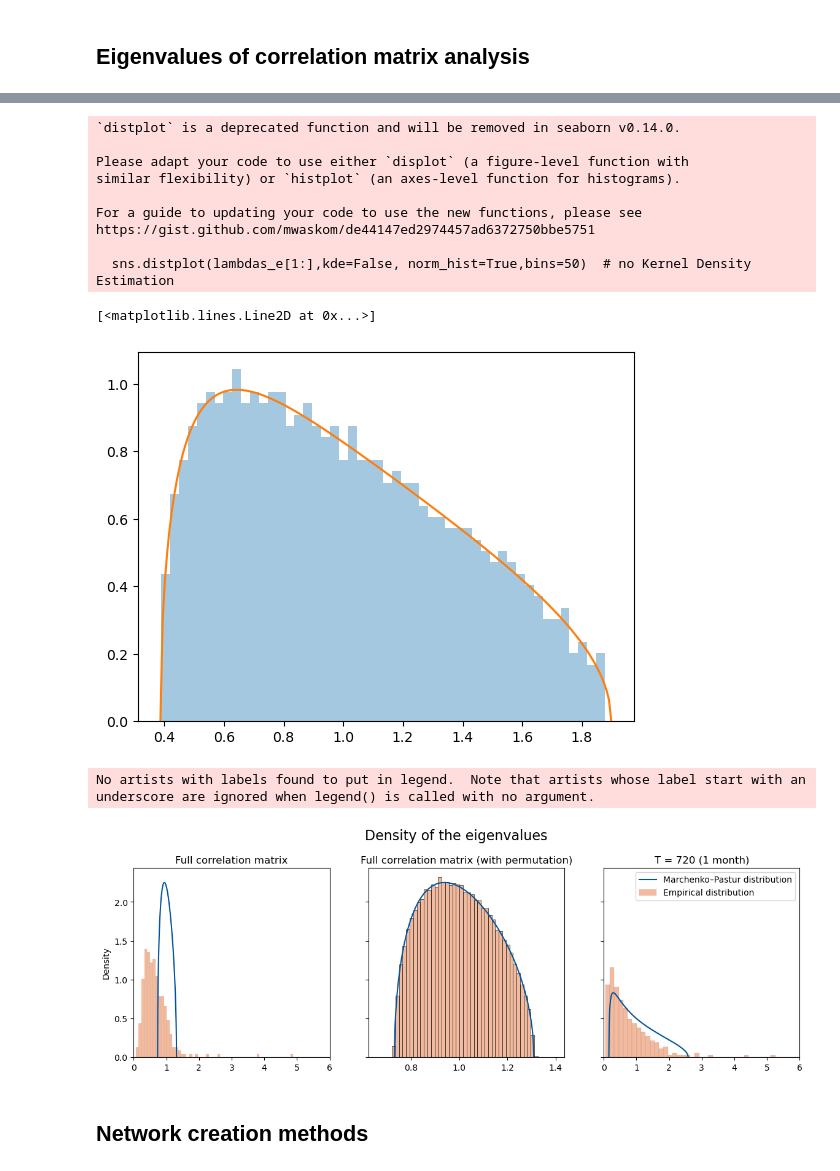
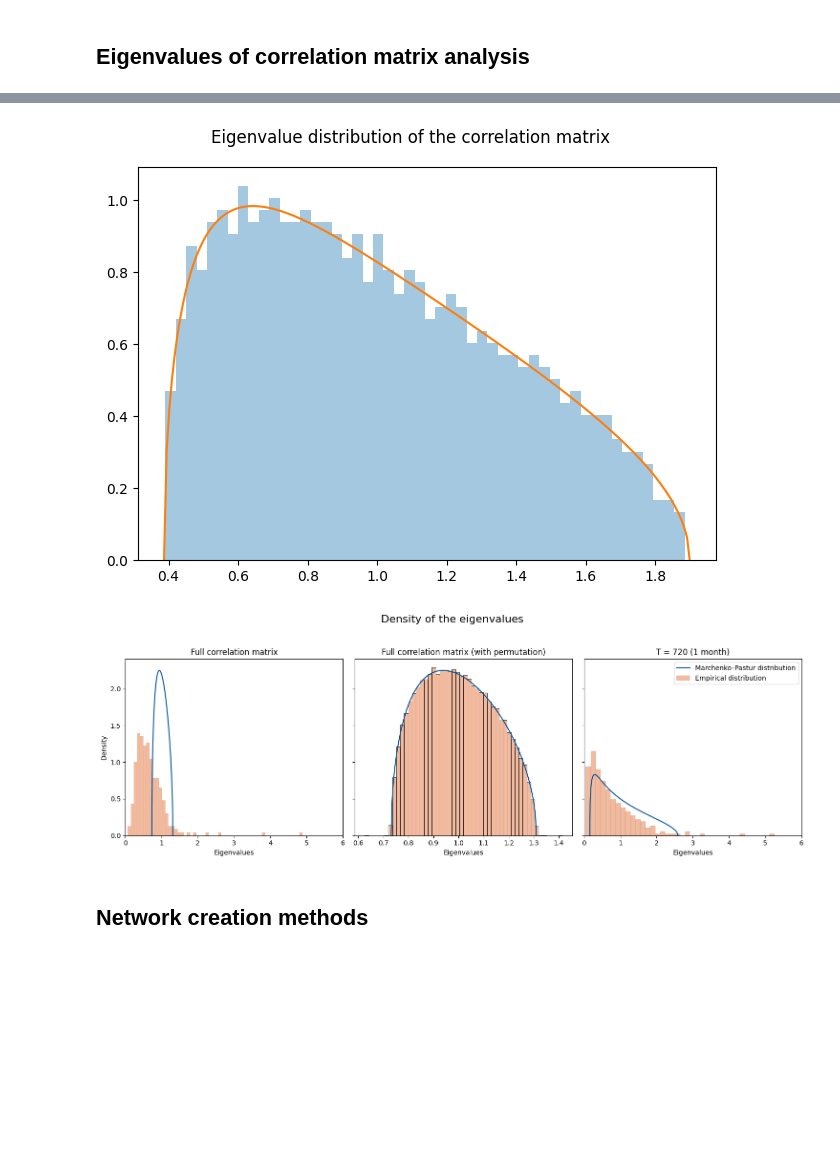
Before and after one commit to dioday45/FIN-525-Project, a Jupyter notebook: notebooks/Communities_jeremy.ipynb, the cells around one changed output, grey strips where cells are left out. Drawn from its saved outputs; the diff is of its cells as text; code cells hidden in the pictures; blank space fills up the shorter version.

```diff
--- a/notebooks/Communities_jeremy.ipynb
+++ b/notebooks/Communities_jeremy.ipynb
@@ -106,18 +109,12 @@ P0s=P0(lambdas, q, 1)
 # %%
-sns.distplot(lambdas_e[1:],kde=False, norm_hist=True,bins=50)  # no Kernel Density Estimation
+%%capture --no-display
+sns.distplot(lambdas_e[1:],kde=False, norm_hist=True, bins=50)  # no Kernel Density Estimation
 plt.plot(lambdas,P0s)
+plt.suptitle("Eigenvalue distribution of the correlation matrix")
+plt.tight_layout()
+plt.show()
 # %% [output]
-`distplot` is a deprecated function and will be removed in seaborn v0.14.0.
-
-Please adapt your code to use either `displot` (a figure-level function with
-similar flexibility) or `histplot` (an axes-level function for histograms).
-
-For a guide to updating your code to use the new functions, please see
-https://gist.github.com/mwaskom/de44147ed2974457ad6372750bbe5751
-
-  sns.distplot(lambdas_e[1:],kde=False, norm_hist=True,bins=50)  # no Kernel Density Estimation
-[<matplotlib.lines.Line2D at 0x...>]
-[figure, old version]
+[figure, new version]
 # %%
 lambdas_e_list_720 = []
 for i in range(1):#range(100, 11000, 100):
@@ -156,12 +153,14 @@ sigma = 1
 lambdas_720=np.linspace(sigma**2*(1.-np.sqrt(q_720))**2,sigma**2*(1.+np.sqrt(q_720))**2,200)
 P0s_720=P0(lambdas_720,q_720, sigma=sigma)
 # %%
-fig, axs = plt.subplots(1, 3, figsize=(14,4), sharey=True)
+%%capture --no-display
+fig, axs = plt.subplots(1, 3, figsize=(15,5), sharey=True)
 
 sns.histplot(lambdas_e_all, ax = axs[0], stat='density', bins=1000, color='#EEA47F', label='Empirical distribution')  # no Kernel Density Estimation
 axs[0].plot(lambdas_all, P0s_all, color='#00539C', label='Marcenko-Pastur distribution')
 axs[0].set_xlim(0,6)
 axs[0].set_title("Full correlation matrix")
+axs[0].set_xlabel("Eigenvalues")
 
 plt.legend()
 
@@ -170,6 +169,7 @@ plt.legend()
 sns.histplot(lambdas_e_list_perm, ax = axs[1], stat='density', bins=50, color='#EEA47F', label='Empirical distribution')  # no Kernel Density Estimation
 axs[1].plot(lambdas_perm, P0s_perm, color='#00539C', label='Marcenko-Pastur distribution')
 axs[1].set_title("Full correlation matrix (with permutation)")
+axs[1].set_xlabel("Eigenvalues")
 
 
 
@@ -178,16 +178,17 @@ sns.histplot(lambdas_e_list_720, ax = axs[2], stat='density', bins=400, color='#
 axs[2].plot(lambdas_720, P0s_720, color='#00539C', label='Marchenko–Pastur distribution')
 axs[2].set_xlim(0, 6)
 axs[2].set_title("T = 720 (1 month)")
+axs[2].set_xlabel("Eigenvalues")
 
 
 fig.suptitle('Density of the eigenvalues', fontsize=16, y = 1.04)
 
 
 plt.legend()
+plt.tight_layout()
 plt.show()
 # %% [output]
-No artists with labels found to put in legend.  Note that artists whose label start with an underscore are ignored when legend() is called with no argument.
-[figure, old version]
+[figure, new version]
 # %% [markdown]
 ## Network creation methods
 # %% [markdown]
```
Also changed, not shown: parts of 24 cells of this notebook, 6 other files.
